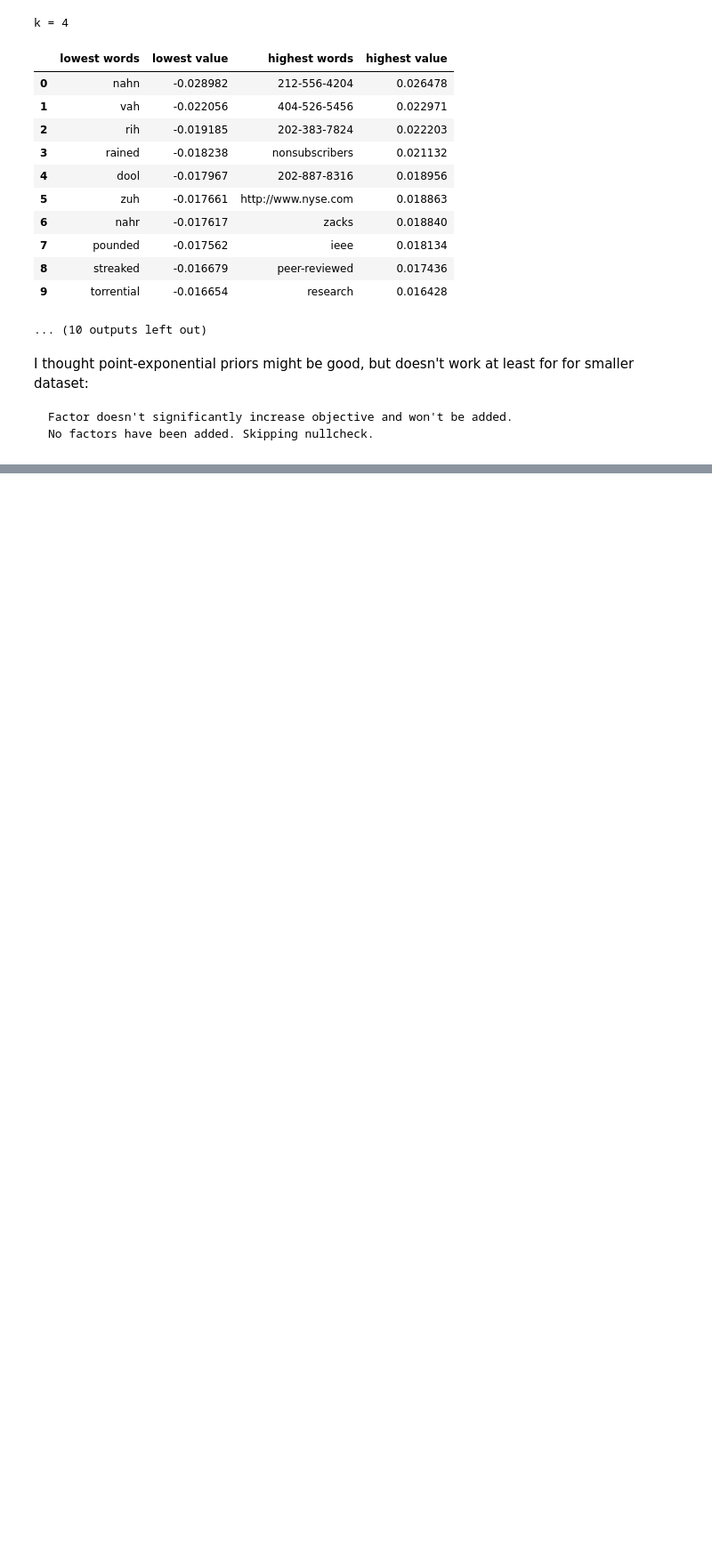
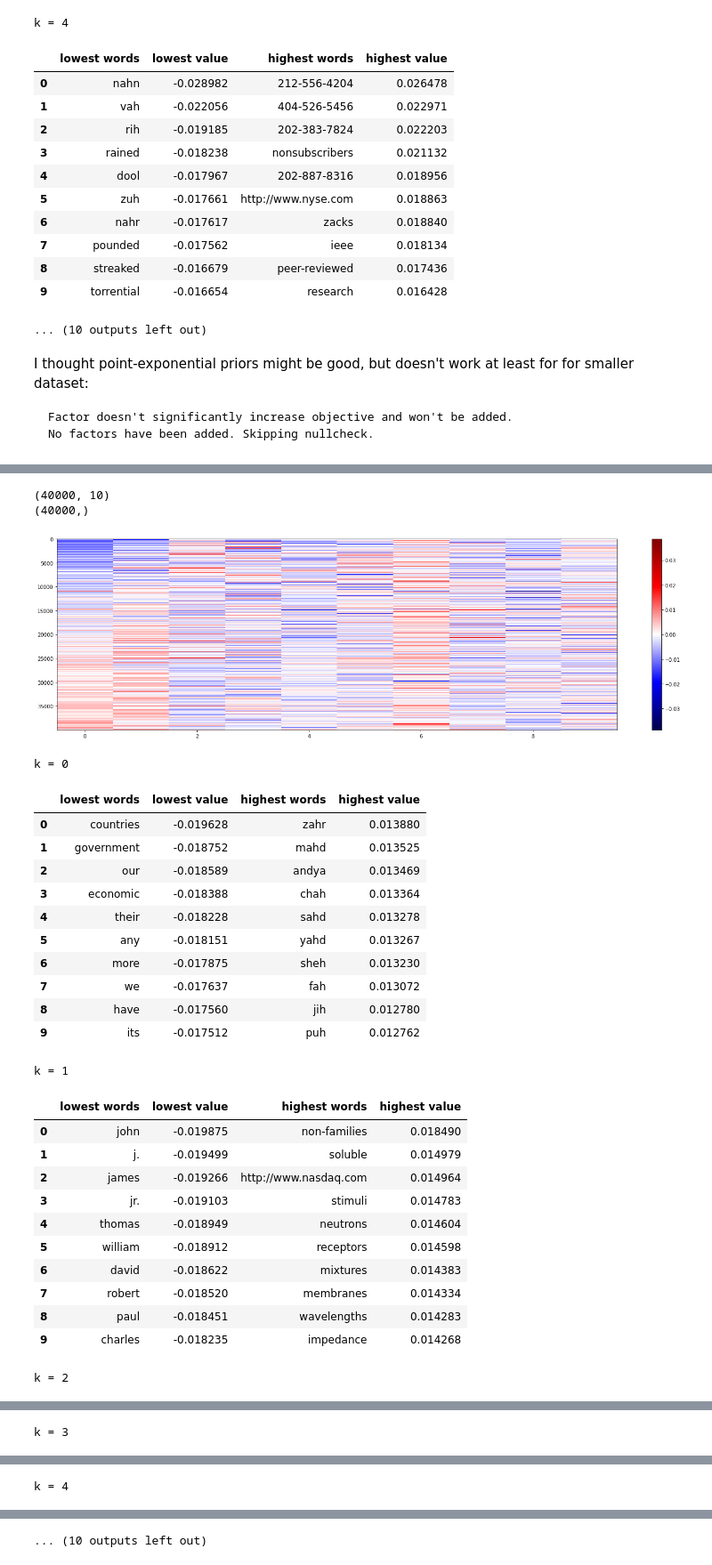
Before and after one commit to suzannastep/matrix_factorize_words, a Jupyter notebook: analysis/glove.ipynb, the cells around one changed output, grey strips where cells are left out. Shown at 89% size. Cells and saved outputs as stored; diff of their text form; code cells hidden in the pictures; blank space fills up the shorter version.

```diff
--- a/analysis/glove.ipynb
+++ b/analysis/glove.ipynb
@@ -269,0 +344,32 @@ No factors have been added. Skipping nullcheck.
+# %%
+matrixfile,wordsfile = get_filenames(dim=300,truncatenum=40000,prior="point_laplace")
+Lpl,Wpl = view_results(matrixfile,wordsfile ,n=10)
+# %% [output]
+(40000, 10)
+(40000,)
+[figure, added]
+k = 0
+|  | lowest words | lowest value | highest words | highest value |
+| 0 | countries | -0.019628 | zahr | 0.013880 |
+| 1 | government | -0.018752 | mahd | 0.013525 |
+| 2 | our | -0.018589 | andya | 0.013469 |
+| 3 | economic | -0.018388 | chah | 0.013364 |
+| 4 | their | -0.018228 | sahd | 0.013278 |
+| 5 | any | -0.018151 | yahd | 0.013267 |
+| 6 | more | -0.017875 | sheh | 0.013230 |
+| 7 | we | -0.017637 | fah | 0.013072 |
+| 8 | have | -0.017560 | jih | 0.012780 |
+| 9 | its | -0.017512 | puh | 0.012762 |
+k = 1
+|  | lowest words | lowest value | highest words | highest value |
+| 0 | john | -0.019875 | non-families | 0.018490 |
+| 1 | j. | -0.019499 | soluble | 0.014979 |
+| 2 | james | -0.019266 | http://www.nasdaq.com | 0.014964 |
+| 3 | jr. | -0.019103 | stimuli | 0.014783 |
+| 4 | thomas | -0.018949 | neutrons | 0.014604 |
+| 5 | william | -0.018912 | receptors | 0.014598 |
+| 6 | david | -0.018622 | mixtures | 0.014383 |
+| 7 | robert | -0.018520 | membranes | 0.014334 |
+| 8 | paul | -0.018451 | wavelengths | 0.014283 |
+| 9 | charles | -0.018235 | impedance | 0.014268 |
+k = 2
@@ -269,0 +387 @@ No factors have been added. Skipping nullcheck.
+k = 3
@@ -269,0 +399 @@ No factors have been added. Skipping nullcheck.
+k = 4
@@ -269,0 +411 @@ No factors have been added. Skipping nullcheck.
+... (10 outputs left out)
```
Also changed, not shown: parts of 28 cells of this notebook, 1 other file.
